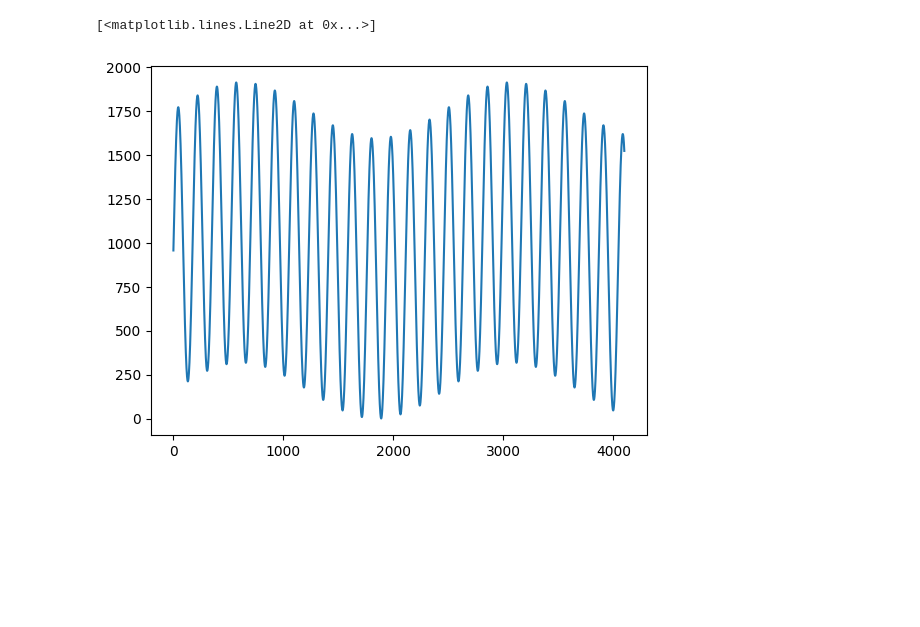
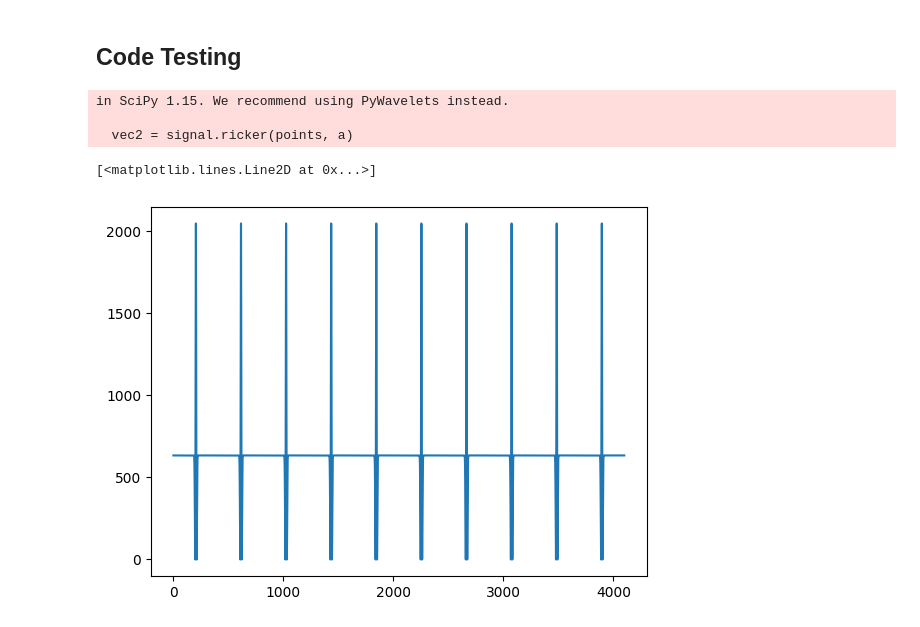
Before and after one commit to zaidpitafi/heartsim, a Jupyter notebook: z.ipynb, the cells around one changed output. Drawn from its saved outputs; the diff is of its cells as text; code cells hidden in the pictures; blank space fills up the shorter version.

```diff
--- a/z.ipynb
+++ b/z.ipynb
@@ -81,6 +204,20 @@ def sine_gen_with_rr (amp, samples, duration, hr, rr):
+# %% [markdown]
+## Code Testing
+# %%
+def mexhat_gen(amp, samples, duration, hr):
+    points = samples
+    reps = int(duration*hr/60)
+    a = 4 ##width
+    vec2 = signal.ricker(points, a)
+    vec2 = ((vec2-np.min(vec2))/(np.max(vec2)-np.min(vec2)) * amp)
+    vec2 = np.tile(vec2,reps)
+    return vec2
 # %%
-a = sine_gen_with_rr(798, 410, 10, 140, 10)
-plt.plot(a)
+a = mexhat_gen(amp=2048, samples=410, duration=10, hr=60)
+plt.plot(a[:])
 # %% [output]
-[<matplotlib.lines.Line2D at 0x...>]
+in SciPy 1.15. We recommend using PyWavelets instead.
+
+  vec2 = signal.ricker(points, a)
+[<matplotlib.lines.Line2D at 0x...>]
-[figure, old version]
+[figure, new version]
```
Also changed, not shown: parts of 19 cells of this notebook, 1 other file.
